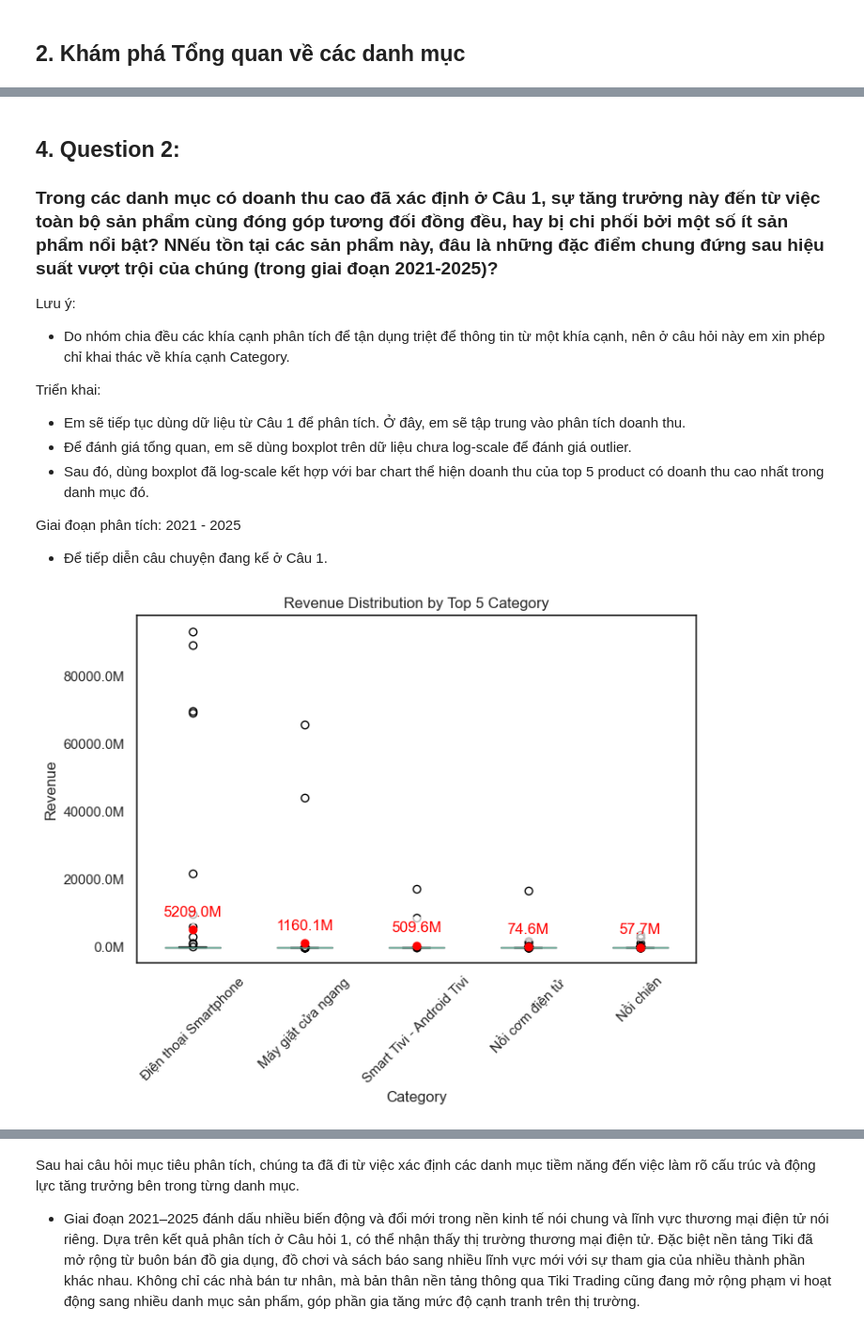
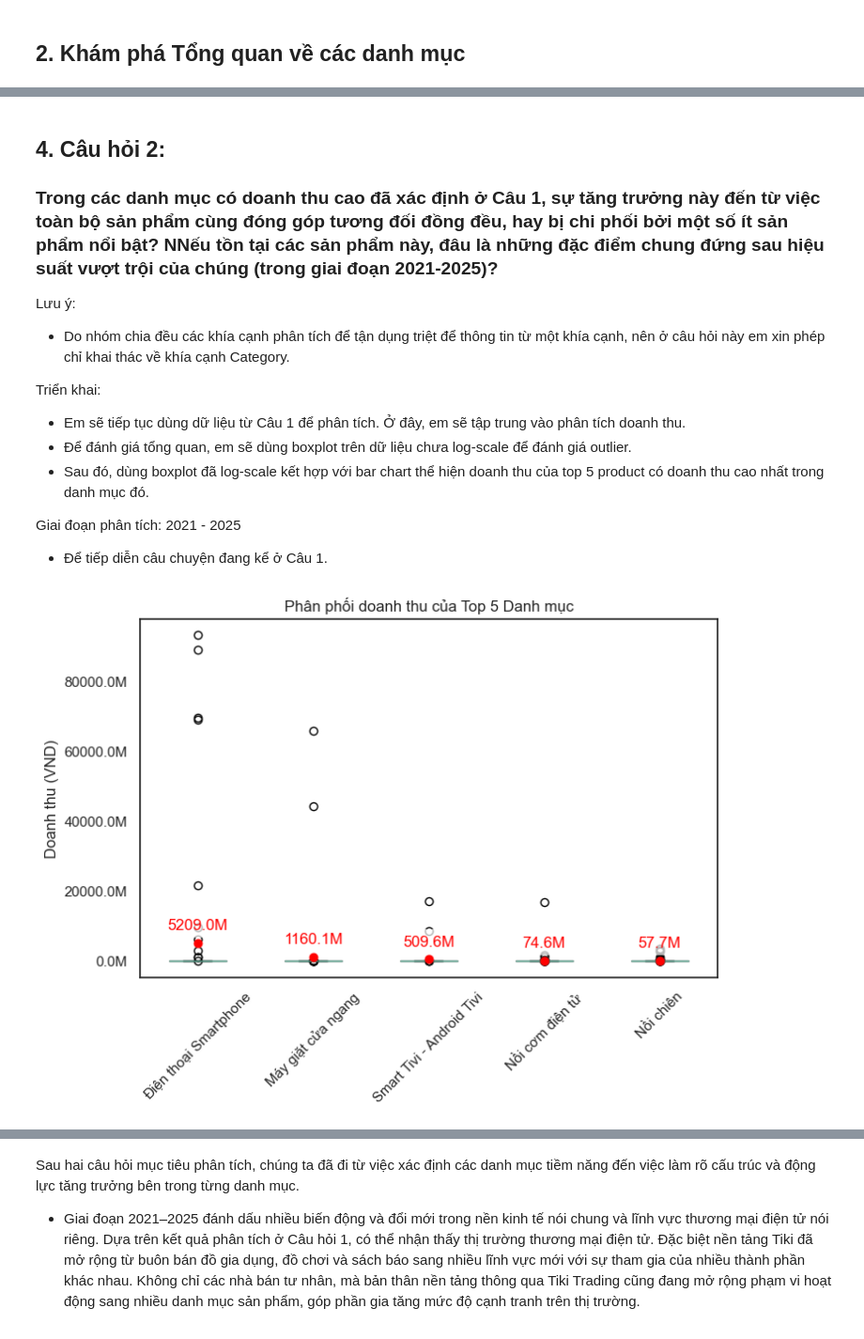
Before and after one commit to phuongth05/DV_LAB01, a Jupyter notebook: notebooks/questions/phuong.ipynb, the cells around one changed output, grey strips where cells are left out. Shown at 94% size. Cells and saved outputs as stored; diff of their text form; code cells hidden in the pictures.

```diff
--- a/notebooks/questions/phuong.ipynb
+++ b/notebooks/questions/phuong.ipynb
@@ -46,9 +44,9 @@ os.makedirs(output_dir, exist_ok=True)
 # %%
 # Load 4 common data tables following team standards
-df_store = pd.read_csv('../data/stores.csv')
-df_category = pd.read_csv('../data/categories.csv')
-df_product = pd.read_csv('../data/products.csv')
-df_review = pd.read_csv('../data/reviews.csv')
+df_store = pd.read_csv('../../data/stores.csv')
+df_category = pd.read_csv('../../data/categories.csv')
+df_product = pd.read_csv('../../data/products.csv')
+df_review = pd.read_csv('../../data/reviews.csv')
 
 print("Data Size:")
 print(f"Stores: {df_store.shape}")
@@ -442,10 +440,10 @@ for i, root in enumerate(roots):
     ]["avg_revenue"].values[0]
 
     axes[i].axvline(x=avg_val, color='red', linestyle='--', linewidth=2)
-    axes[i].text(avg_val + avg_val * 0.1, 0.5, f"Avg: {avg_val/1e6:.1f}M", color='red')
+    axes[i].text(avg_val + avg_val * 0.2, 0.2, f"Avg: {avg_val/1e6:.1f}M", color='red')
 
     axes[i].set_title(f"Top 5 - {root}")
-    axes[i].set_xlabel("Revenue")
+    axes[i].set_xlabel("Doanh thu")
 
     # ===== FIX SPINES bằng gca =====
     plt.sca(axes[i])   # set current axis
@@ -580,13 +577,13 @@ for i, root in enumerate(roots):
     axes[i].text(avg_each_root_rank[avg_each_root_rank["root_category_name"] == root]["avg_sold_count"].values[0] + avg_each_root_rank[avg_each_root_rank["root_category_name"] == root]["avg_sold_count"].values[0] * 0.1, -0.5,
                     f"Avg: {avg_each_root_rank[avg_each_root_rank['root_category_name'] == root]['avg_sold_count'].values[0]:0.1f}", color='red')
 
-    plt.sca(axes[i])   # set current axis
+    plt.sca(axes[i])
     ax = plt.gca()
     for spine in ["top", "right"]:
         ax.spines[spine].set_visible(False)
     plt.grid(axis='x', linestyle='--', alpha=0.3)
     axes[i].set_title(f"Top 5 - {root}")
-    axes[i].set_xlabel("Sold Count")
+    axes[i].set_xlabel("Lượt bán")
 
 plt.tight_layout()
 plt.show()
@@ -627,7 +626,7 @@ Insight:
     - Phân tích yếu tố ảnh hưởng đến doanh thu, lượt bán của các danh mục này. Với cùng metric, ảnh hưởng của các yếu tố có giống nhau không? (Nhóm sẽ phân tích ở phần So sánh giữa các danh mục và ứng dụng ML để tăng độ khách quan, chính xác).
     - Trong từng danh mục đã phân tích, liệu có sản phẩm nào lại chiếm chủ đạo (như các Điện thoại Smartphone áp đảo các danh mục khác) không? Từ câu hỏi này, em sẽ đưa ra những phân tích từ tổng quát đến chi tiết các danh mục này
 # %% [markdown]
-## 4. Question 2:
+## 4. Câu hỏi 2:
 ### Trong các danh mục có doanh thu cao đã xác định ở Câu 1, sự tăng trưởng này đến từ việc toàn bộ sản phẩm cùng đóng góp tương đối đồng đều, hay bị chi phối bởi một số ít sản phẩm nổi bật? NNếu tồn tại các sản phẩm này, đâu là những đặc điểm chung đứng sau hiệu suất vượt trội của chúng (trong giai đoạn 2021-2025)?
 
 Lưu ý:
@@ -723,35 +722,34 @@ data = [
     df_cat_product[df_cat_product["category_name"] == cat]["revenue"]
     for cat in top_categories
 ]
 
 
 plt.figure(figsize=(8,5))
 
 # boxplot
 bp = plt.boxplot(data, labels=top_categories, patch_artist=True)
 
 means = [np.mean(d) for d in data]
 plt.scatter(range(1, len(means)+1), means, color='red', zorder=3)
 
 y_min, y_max = plt.ylim()
 offset = (y_max - y_min) * 0.03
 
 for i, m in enumerate(means):
     plt.text(i+1, m + offset, f"{m/1e6:.1f}M",
              color='red', ha='center', va='bottom',
              bbox=dict(facecolor='white', alpha=0.7, edgecolor='none'))
 
 
 yticks = plt.gca().get_yticks()
 plt.gca().set_yticklabels([f"{y/1e6:.1f}M" for y in yticks])
 
-plt.title("Revenue Distribution by Top 5 Category")
-plt.xlabel("Category")
-plt.ylabel("Revenue")
+plt.title("Phân phối doanh thu của Top 5 Danh mục")
+plt.ylabel("Doanh thu (VND)")
 
 plt.xticks(rotation=45)
 
 plt.show()
 # %% [output]
-[figure, old version]
+[figure, new version]
 # %% [markdown]
```
Also changed, not shown: parts of 19 cells of this notebook, 2 other files.
